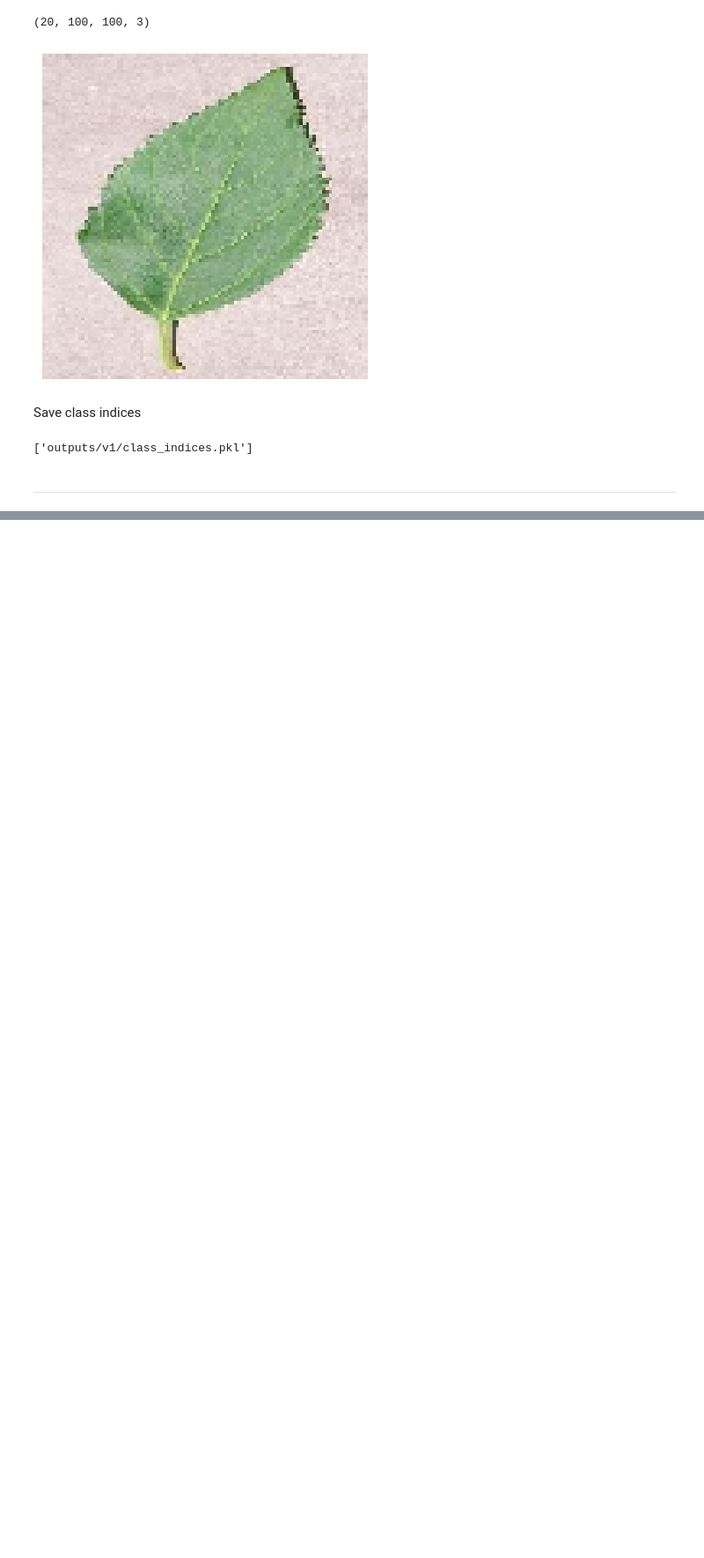
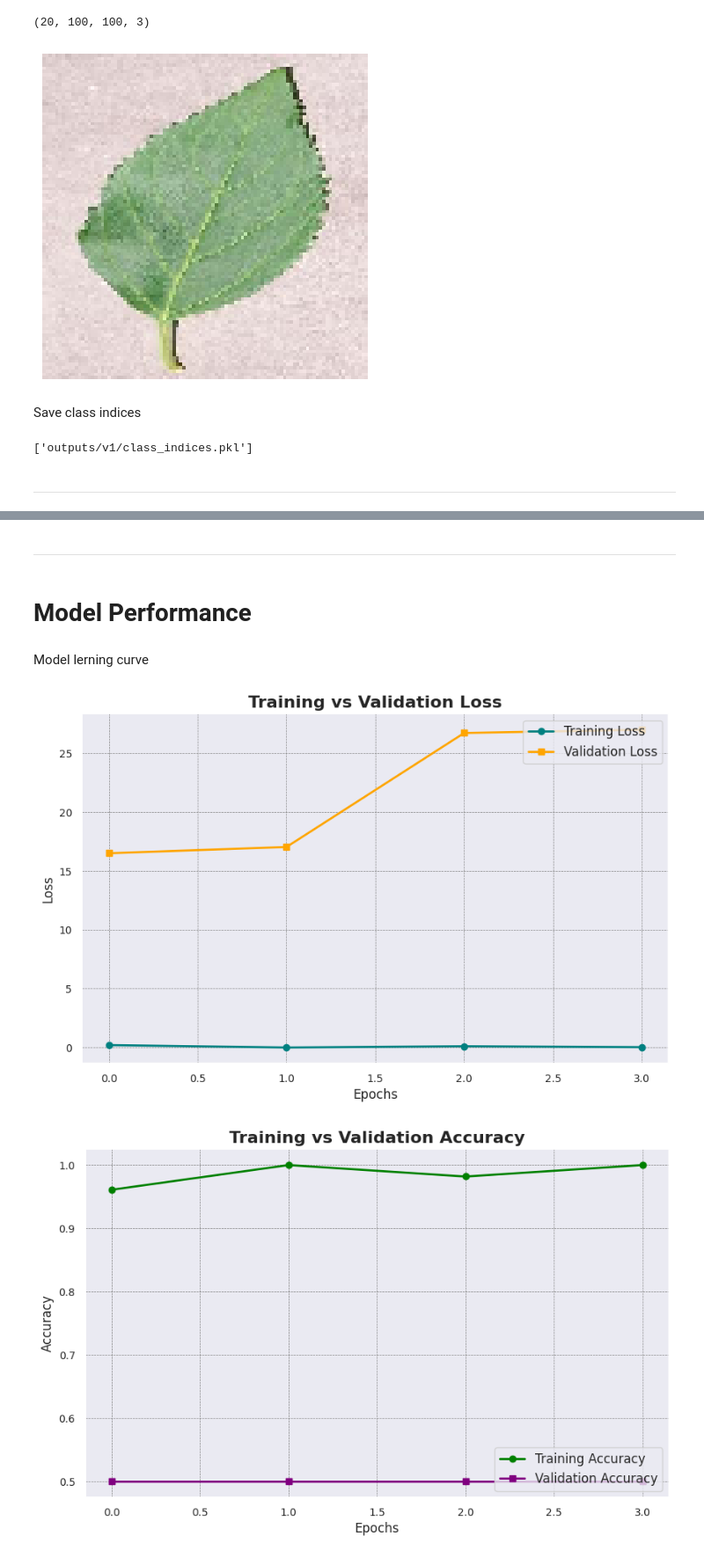
Before and after one commit to Cosmin2002Trusca/mildew-detector, a Jupyter notebook: jupyter_notebooks/Modeling and Evaluating.ipynb, the cells around one changed output, grey strips where cells are left out. Shown at 88% size. Drawn from its saved outputs; the diff is of its cells as text; code cells hidden in the pictures; blank space fills up the shorter version.

```diff
--- a/jupyter_notebooks/Modeling and Evaluating.ipynb
+++ b/jupyter_notebooks/Modeling and Evaluating.ipynb
@@ -263,0 +341,12 @@ joblib.dump(value=train_set.class_indices, filename=f"{file_path}/class_indices.
+# %%
+model, early_stop = create_tf_model()
+
+# Train the model
+model.fit(
+    train_set,
+    epochs=25,
+    steps_per_epoch=len(train_set.classes) // batch_size,
+    validation_data=validation_set,
+    callbacks=[early_stop],
+    verbose=1
+)
@@ -263,0 +370,44 @@ joblib.dump(value=train_set.class_indices, filename=f"{file_path}/class_indices.
+# %% [markdown]
+---
+# %% [markdown]
+# Model Performance
+# %% [markdown]
+Model lerning curve
+# %%
+
+# Convert model history to DataFrame
+losses = pd.DataFrame(model.history.history)
+
+# Set a modern plotting style
+sns.set_theme(style="darkgrid")
+
+# Plot Loss
+plt.figure(figsize=(10, 6))  # Set a larger figure size
+plt.plot(losses['loss'], marker='o', color='teal', label='Training Loss', linewidth=2)
+plt.plot(losses['val_loss'], marker='s', color='orange', label='Validation Loss', linewidth=2)
+plt.title("Training vs Validation Loss", fontsize=16, fontweight='bold')
+plt.xlabel("Epochs", fontsize=12)
+plt.ylabel("Loss", fontsize=12)
+plt.legend(fontsize=12, loc='upper right')
+plt.xticks(fontsize=10)
+plt.yticks(fontsize=10)
+plt.grid(color='gray', linestyle='--', linewidth=0.5)
+plt.savefig(f'{file_path}/model_training_losses.png', bbox_inches='tight', dpi=150)
+plt.show()
+
+# Plot Accuracy
+plt.figure(figsize=(10, 6))  # Set a larger figure size
+plt.plot(losses['accuracy'], marker='o', color='green', label='Training Accuracy', linewidth=2)
+plt.plot(losses['val_accuracy'], marker='s', color='purple', label='Validation Accuracy', linewidth=2)
+plt.title("Training vs Validation Accuracy", fontsize=16, fontweight='bold')
+plt.xlabel("Epochs", fontsize=12)
+plt.ylabel("Accuracy", fontsize=12)
+plt.legend(fontsize=12, loc='lower right')
+plt.xticks(fontsize=10)
+plt.yticks(fontsize=10)
+plt.grid(color='gray', linestyle='--', linewidth=0.5)
+plt.savefig(f'{file_path}/model_training_acc.png', bbox_inches='tight', dpi=150)
+plt.show()
+# %% [output]
+[figure, added]
+[figure, added]
```
Also changed, not shown: parts of 25 cells of this notebook, 5 other files.
